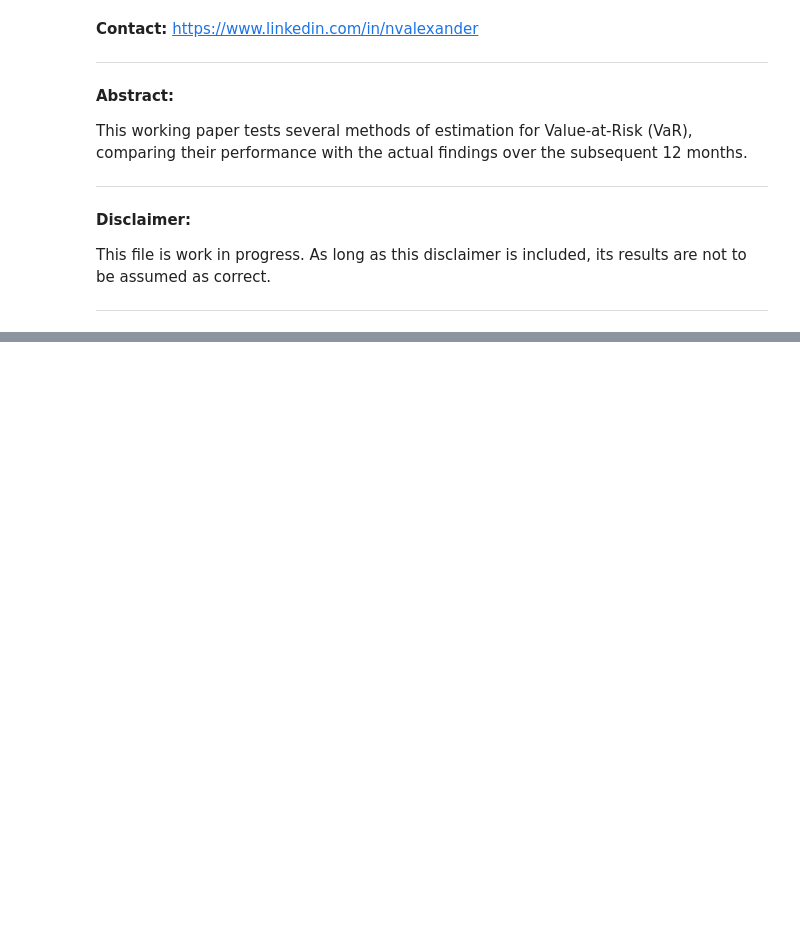
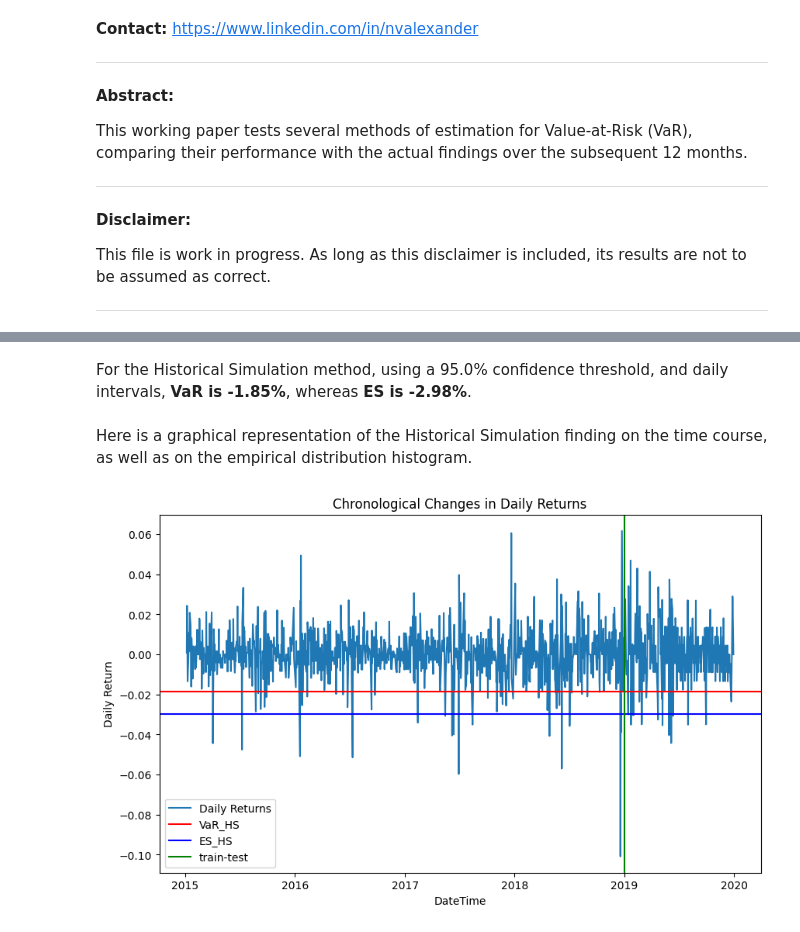
Before and after one commit to nvalexander/DataAnalysisProjects, a Jupyter notebook: bues-finmodel-final/var.ipynb, the cells around one changed output, grey strips where cells are left out. Drawn from its saved outputs; the diff is of its cells as text; code cells hidden in the pictures; blank space fills up the shorter version.

```diff
--- a/bues-finmodel-final/var.ipynb
+++ b/bues-finmodel-final/var.ipynb
@@ -158,0 +270,26 @@ Expected Exceedances: 24.900000000000023
+# %%
+VaR_HS = np.percentile(train_data, (1 - confidence_level_VaR_ES) * 100)
+ES_HS = train_data[train_data <= VaR_HS].mean()
+
+md(f"For the Historical Simulation method, using a"
+   f" {confidence_level_VaR_ES * 100}% confidence threshold,"
+   f" and daily intervals, **VaR is {VaR_HS * 100:.2f}%**"
+   f", whereas **ES is {ES_HS * 100:.2f}%**."
+   )
+# %% [output]
+For the Historical Simulation method, using a 95.0% confidence threshold, and daily intervals, **VaR is -1.85%**, whereas **ES is -2.98%**.
+# %% [markdown]
+Here is a graphical representation of the Historical Simulation finding on the time course, as well as on the empirical distribution histogram.
+# %%
+plt.figure(figsize=(10, 6))
+plt.plot(returns['DateTime'],returns['DailyReturn'], label='Daily Returns')
+plt.axhline(y=VaR_HS, color='r', linestyle='-', label='VaR_HS')
+plt.axhline(y=ES_HS, color='b', linestyle='-', label='ES_HS')
+plt.axvline(x=pd.to_datetime('2019-01-01'), color='g', linestyle='-', label='train-test')
+plt.xlabel('DateTime')
+plt.ylabel('Daily Return')
+plt.title('Chronological Changes in Daily Returns')
+plt.legend()
+plt.show()
+# %% [output]
+[figure, added]
```
Also changed, not shown: parts of 58 cells of this notebook.
